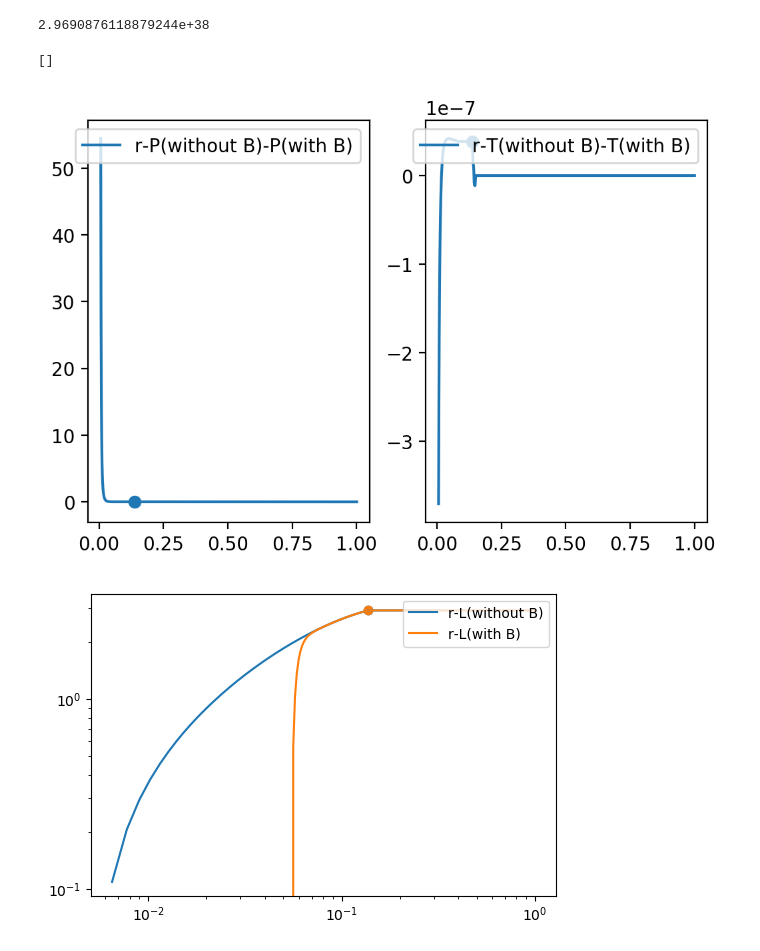
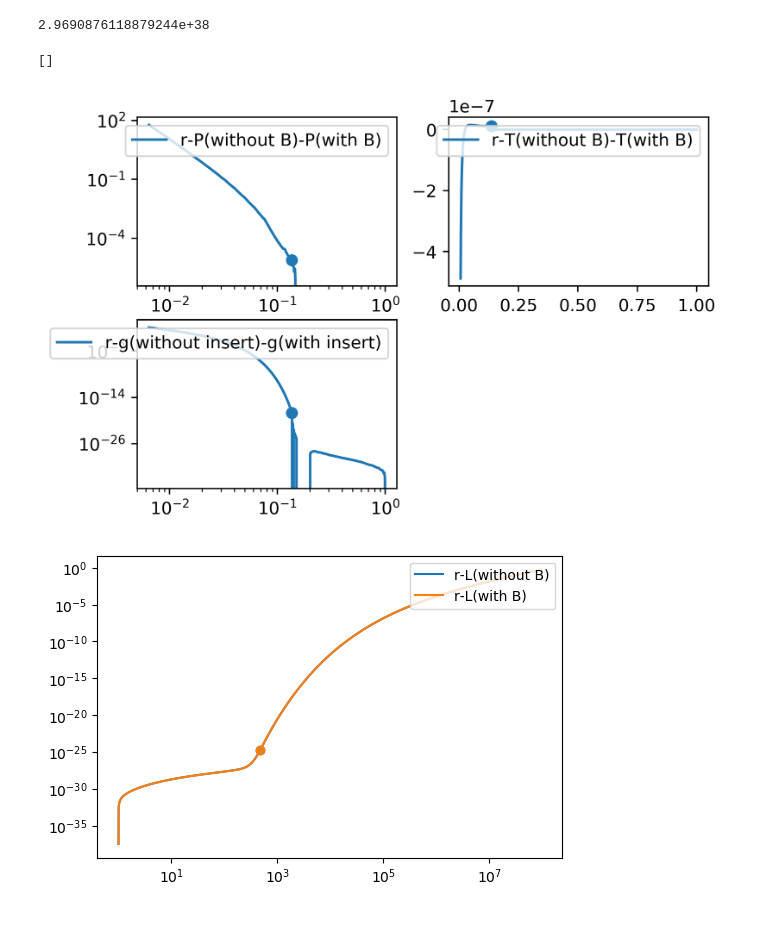
Before and after one commit to HelloGithubC/Project, a Jupyter notebook: Test.ipynb, the cells around one changed output. Saved outputs shown, nothing was run; the diff lists cells and outputs as text; code cells hidden in the pictures; blank space fills up the shorter version.

```diff
--- a/Test.ipynb
+++ b/Test.ipynb
@@ -9,8 +9,11 @@ cal.read_excel('Data2.xlsx')
 order=12
 L_s=cal.L_init[order]
 ST=cal.ST[order]
+cal.me.con.a=0.3
+cal.me.con.set_M_p(cal.M_p[order])
 # %%
 cal.me.cal_ML_simple(ST,L_s)
+r=cal.me.r
 P1=cal.me.P
 T1=cal.me.T
 L1=cal.me.L
@@ -20,4 +23,7 @@ P2=cal.me.P
 T2=cal.me.T
 L2=cal.me.L
 RCB2=cal.me.RCB_index
-r=cal.me.r
+g1=cal.me.g/r/cal.me.con.R_B
+cal.me.insert_value()
+cal.me.cal_ML_simple_B(ST,L_s,True,1e-15,1e-8)
+g2=cal.me.g/r/cal.me.con.R_B
@@ -58,26 +72,30 @@ print(cal.me.con.M_v)
 # %% [output]
 2.9690876118879244e+38
 # %%
-fig=plt.figure(dpi=200)
-ax1=fig.add_subplot(121)
-ax1.plot(r,P1-P2,label='r-P(without B)-P(with B)')
+fig=plt.figure(dpi=400)
+ax1=fig.add_subplot(221)
+ax1.loglog(r,P1-P2,label='r-P(without B)-P(with B)')
 ax1.scatter(r[RCB1],P1[RCB1]-P2[RCB2],marker='o')
 plt.legend(loc='upper right')
-ax2=fig.add_subplot(122)
+ax2=fig.add_subplot(222)
 ax2.plot(r,T1-T2,label='r-T(without B)-T(with B)')
 ax2.scatter(r[RCB1],T1[RCB1]-T2[RCB2],marker='o')
 plt.legend(loc='upper right')
+ax3=fig.add_subplot(223)
+ax3.loglog(r,g1-g2,label='r-g(without insert)-g(with insert)')
+ax3.scatter(r[RCB2],g1[RCB2]-g2[RCB2],marker='o')
+plt.legend(loc='upper right')
 plt.plot()
 # %% [output]
 []
-[figure, old version]
+[figure, new version]
 # %%
 plt.figure(dpi=100)
-plt.loglog(r,L1,label='r-L(without B)')
-plt.loglog(r,L2,label='r-L(with B)')
-plt.scatter(r[RCB1],L1[RCB1],marker='o')
-plt.scatter(r[RCB2],L2[RCB2],marker='o')
+plt.loglog(P2,abs(g1)/r**2/cal.me.con.R_B,label='r-L(without B)')
+plt.loglog(P2,abs(g2)/r**2/cal.me.con.R_B,label='r-L(with B)')
+plt.scatter(P2[RCB2],abs(g1)[RCB2]/r[RCB2]**2/cal.me.con.R_B,marker='o')
+plt.scatter(P2[RCB2],abs(g2)[RCB2]/r[RCB2]**2/cal.me.con.R_B,marker='o')
 plt.legend(loc='upper right')
 plt.show()
 # %% [output]
-[figure, old version]
+[figure, new version]
```
Also changed, not shown: parts of 8 cells of this notebook, 4 other files.
